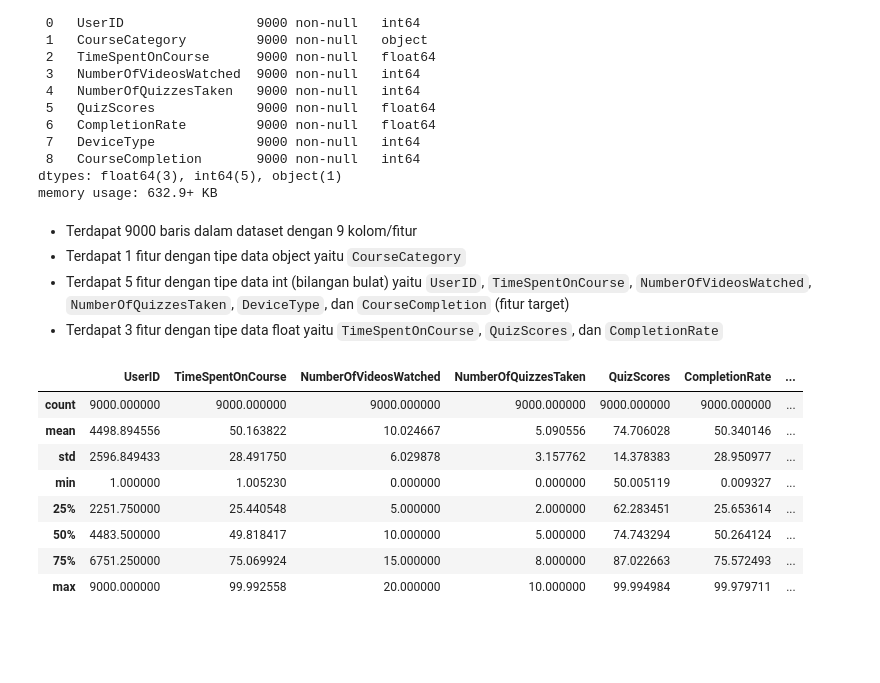
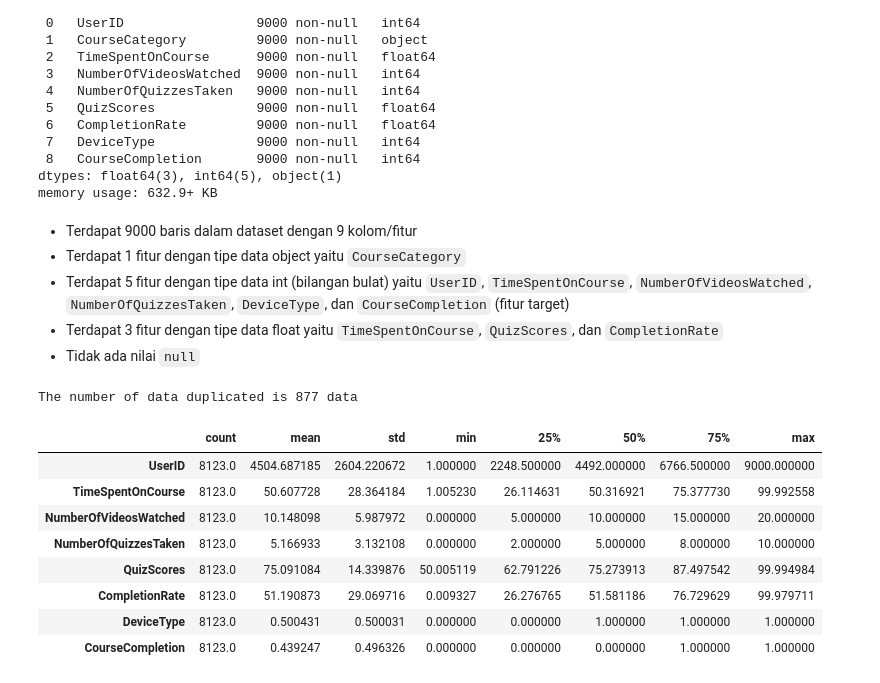
Before and after one commit to muhfadhil/Course-Completion-Prediction, a Jupyter notebook: notebook/course_completion.ipynb, the cells around one changed output. Saved outputs shown, nothing was run; the diff lists cells and outputs as text; code cells hidden in the pictures; blank space fills up the shorter version.

```diff
--- a/notebook/course_completion.ipynb
+++ b/notebook/course_completion.ipynb
@@ -101,15 +103,24 @@ memory usage: 632.9+ KB
 - Terdapat 1 fitur dengan tipe data object yaitu `CourseCategory`
 - Terdapat 5 fitur dengan tipe data int (bilangan bulat) yaitu `UserID`, `TimeSpentOnCourse`, `NumberOfVideosWatched`, `NumberOfQuizzesTaken`, `DeviceType`, dan `CourseCompletion` (fitur target)
 - Terdapat 3 fitur dengan tipe data float yaitu `TimeSpentOnCourse`, `QuizScores`, dan `CompletionRate`
+- Tidak ada nilai `null`
+# %%
+# Check data duplicated
+print(f"The number of data duplicated is {df.duplicated().sum()} data")
+# %% [output]
+The number of data duplicated is 877 data
+# %%
+# Drop data duplicated
+df = df.drop_duplicates().reset_index(drop=True)
 # %%
-df.describe()
+df.describe().T
 # %% [output]
-|  | UserID | TimeSpentOnCourse | NumberOfVideosWatched | NumberOfQuizzesTaken | QuizScores | CompletionRate | ... |
-| count | 9000.000000 | 9000.000000 | 9000.000000 | 9000.000000 | 9000.000000 | 9000.000000 | ... |
-| mean | 4498.894556 | 50.163822 | 10.024667 | 5.090556 | 74.706028 | 50.340146 | ... |
-| std | 2596.849433 | 28.491750 | 6.029878 | 3.157762 | 14.378383 | 28.950977 | ... |
-| min | 1.000000 | 1.005230 | 0.000000 | 0.000000 | 50.005119 | 0.009327 | ... |
-| 25% | 2251.750000 | 25.440548 | 5.000000 | 2.000000 | 62.283451 | 25.653614 | ... |
-| 50% | 4483.500000 | 49.818417 | 10.000000 | 5.000000 | 74.743294 | 50.264124 | ... |
-| 75% | 6751.250000 | 75.069924 | 15.000000 | 8.000000 | 87.022663 | 75.572493 | ... |
-| max | 9000.000000 | 99.992558 | 20.000000 | 10.000000 | 99.994984 | 99.979711 | ... |
+|  | count | mean | std | min | 25% | 50% | 75% | max |
+| UserID | 8123.0 | 4504.687185 | 2604.220672 | 1.000000 | 2248.500000 | 4492.000000 | 6766.500000 | 9000.000000 |
+| TimeSpentOnCourse | 8123.0 | 50.607728 | 28.364184 | 1.005230 | 26.114631 | 50.316921 | 75.377730 | 99.992558 |
+| NumberOfVideosWatched | 8123.0 | 10.148098 | 5.987972 | 0.000000 | 5.000000 | 10.000000 | 15.000000 | 20.000000 |
+| NumberOfQuizzesTaken | 8123.0 | 5.166933 | 3.132108 | 0.000000 | 2.000000 | 5.000000 | 8.000000 | 10.000000 |
+| QuizScores | 8123.0 | 75.091084 | 14.339876 | 50.005119 | 62.791226 | 75.273913 | 87.497542 | 99.994984 |
+| CompletionRate | 8123.0 | 51.190873 | 29.069716 | 0.009327 | 26.276765 | 51.581186 | 76.729629 | 99.979711 |
+| DeviceType | 8123.0 | 0.500431 | 0.500031 | 0.000000 | 0.000000 | 1.000000 | 1.000000 | 1.000000 |
+| CourseCompletion | 8123.0 | 0.439247 | 0.496326 | 0.000000 | 0.000000 | 0.000000 | 1.000000 | 1.000000 |
```
Also changed, not shown: parts of 20 cells of this notebook.
